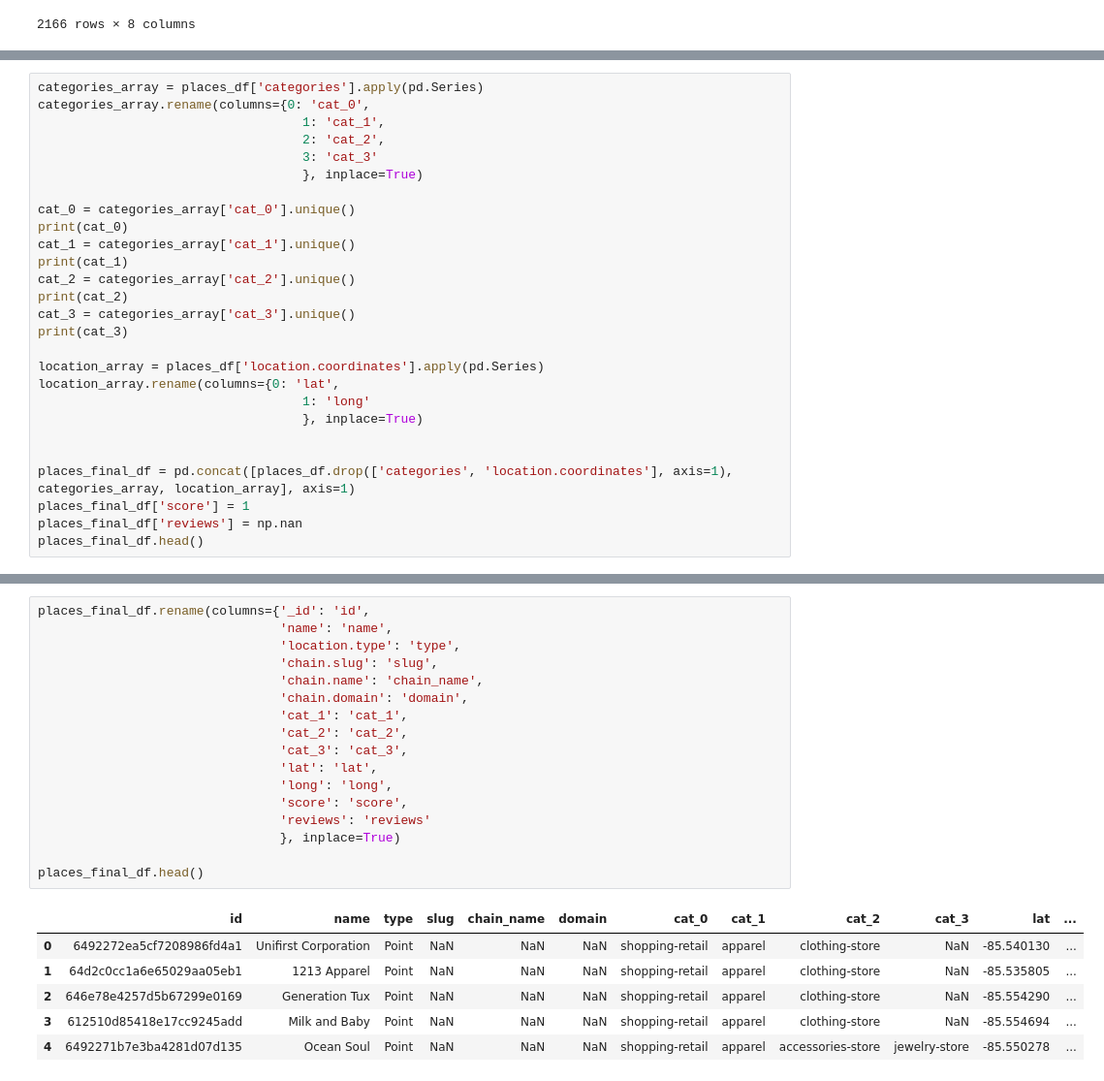
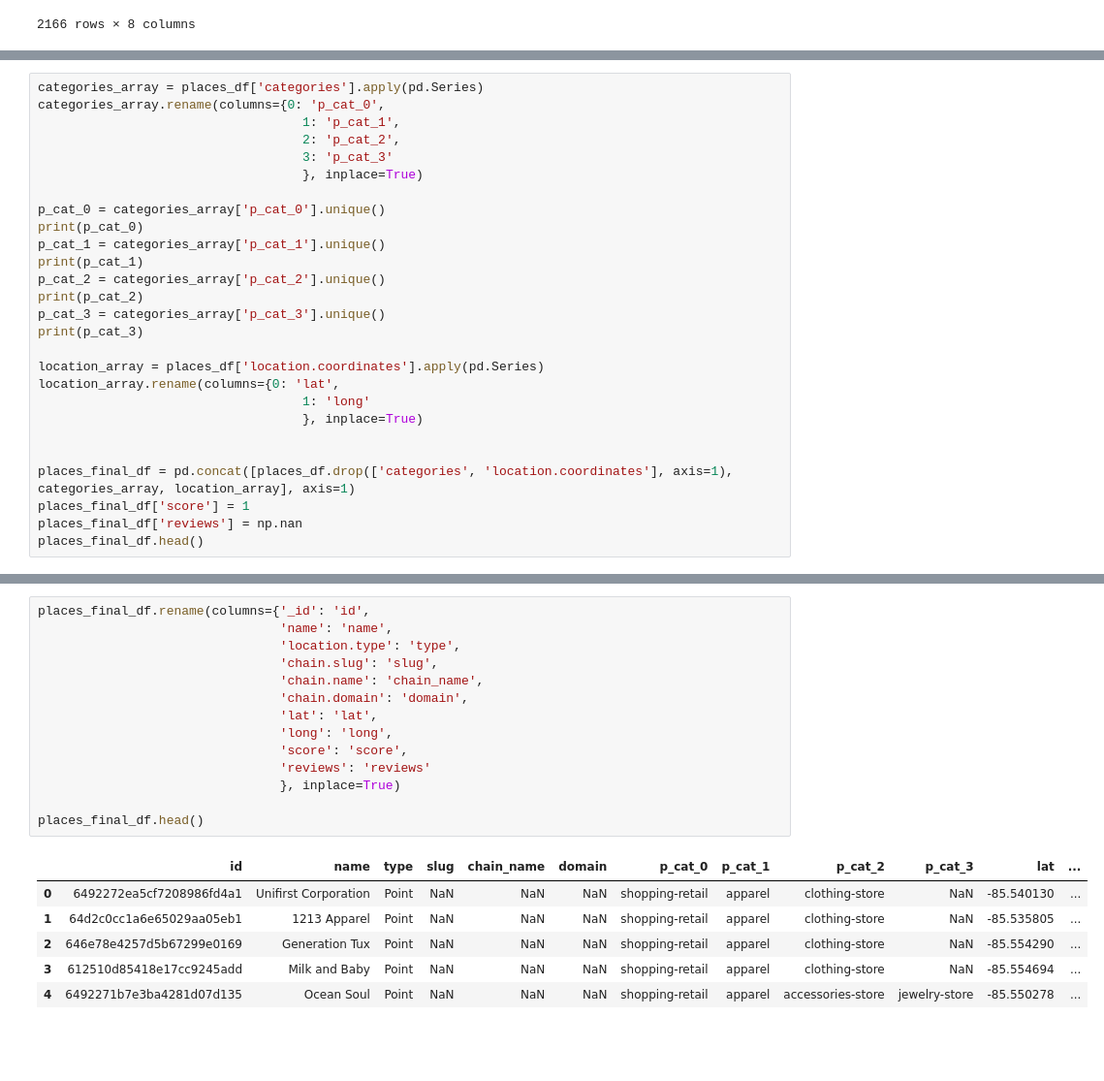
Before and after one commit to SwagmasterMatt/Web-App-Project, a Jupyter notebook: LogicScripts/Cleaning.ipynb, the cells around one changed output, grey strips where cells are left out. Shown at 97% size. Saved outputs shown, nothing was run; the diff lists cells and outputs as text; blank space fills up the shorter version.

```diff
--- a/LogicScripts/Cleaning.ipynb
+++ b/LogicScripts/Cleaning.ipynb
@@ -105,20 +105,20 @@ restaurants_final_df.head()
 | 4 | 64922719a5cf7208986d6c4f | Blu Bakery | Point | NaN | NaN | NaN | food-beverage | bakery | NaN | ... |
 # %%
 categories_array = places_df['categories'].apply(pd.Series)
-categories_array.rename(columns={0: 'cat_0',
-                                   1: 'cat_1',
-                                   2: 'cat_2',
-                                   3: 'cat_3'
+categories_array.rename(columns={0: 'p_cat_0',
+                                   1: 'p_cat_1',
+                                   2: 'p_cat_2',
+                                   3: 'p_cat_3'
                                    }, inplace=True)
 
-cat_0 = categories_array['cat_0'].unique()
-print(cat_0)
-cat_1 = categories_array['cat_1'].unique()
-print(cat_1)
-cat_2 = categories_array['cat_2'].unique()
-print(cat_2)
-cat_3 = categories_array['cat_3'].unique()
-print(cat_3)
+p_cat_0 = categories_array['p_cat_0'].unique()
+print(p_cat_0)
+p_cat_1 = categories_array['p_cat_1'].unique()
+print(p_cat_1)
+p_cat_2 = categories_array['p_cat_2'].unique()
+print(p_cat_2)
+p_cat_3 = categories_array['p_cat_3'].unique()
+print(p_cat_3)
 
 location_array = places_df['location.coordinates'].apply(pd.Series)
 location_array.rename(columns={0: 'lat',
@@ -155,22 +155,19 @@ places_final_df.head()
 # %%
 places_final_df.rename(columns={'_id': 'id',
                                 'name': 'name',
                                 'location.type': 'type',
                                 'chain.slug': 'slug',
                                 'chain.name': 'chain_name',
                                 'chain.domain': 'domain',
-                                'cat_1': 'cat_1',
-                                'cat_2': 'cat_2',
-                                'cat_3': 'cat_3',
                                 'lat': 'lat',
                                 'long': 'long',
                                 'score': 'score',
                                 'reviews': 'reviews'
                                 }, inplace=True)
 
 places_final_df.head()
 # %% [output]
-|  | id | name | type | slug | chain_name | domain | cat_0 | cat_1 | cat_2 | cat_3 | lat | ... |
+|  | id | name | type | slug | chain_name | domain | p_cat_0 | p_cat_1 | p_cat_2 | p_cat_3 | lat | ... |
 | 0 | 6492272ea5cf7208986fd4a1 | Unifirst Corporation | Point | NaN | NaN | NaN | shopping-retail | apparel | clothing-store | NaN | -85.540130 | ... |
 | 1 | 64d2c0cc1a6e65029aa05eb1 | 1213 Apparel | Point | NaN | NaN | NaN | shopping-retail | apparel | clothing-store | NaN | -85.535805 | ... |
 | 2 | 646e78e4257d5b67299e0169 | Generation Tux | Point | NaN | NaN | NaN | shopping-retail | apparel | clothing-store | NaN | -85.554290 | ... |
```
Also changed, not shown: parts of 12 cells of this notebook, 1 other file.
